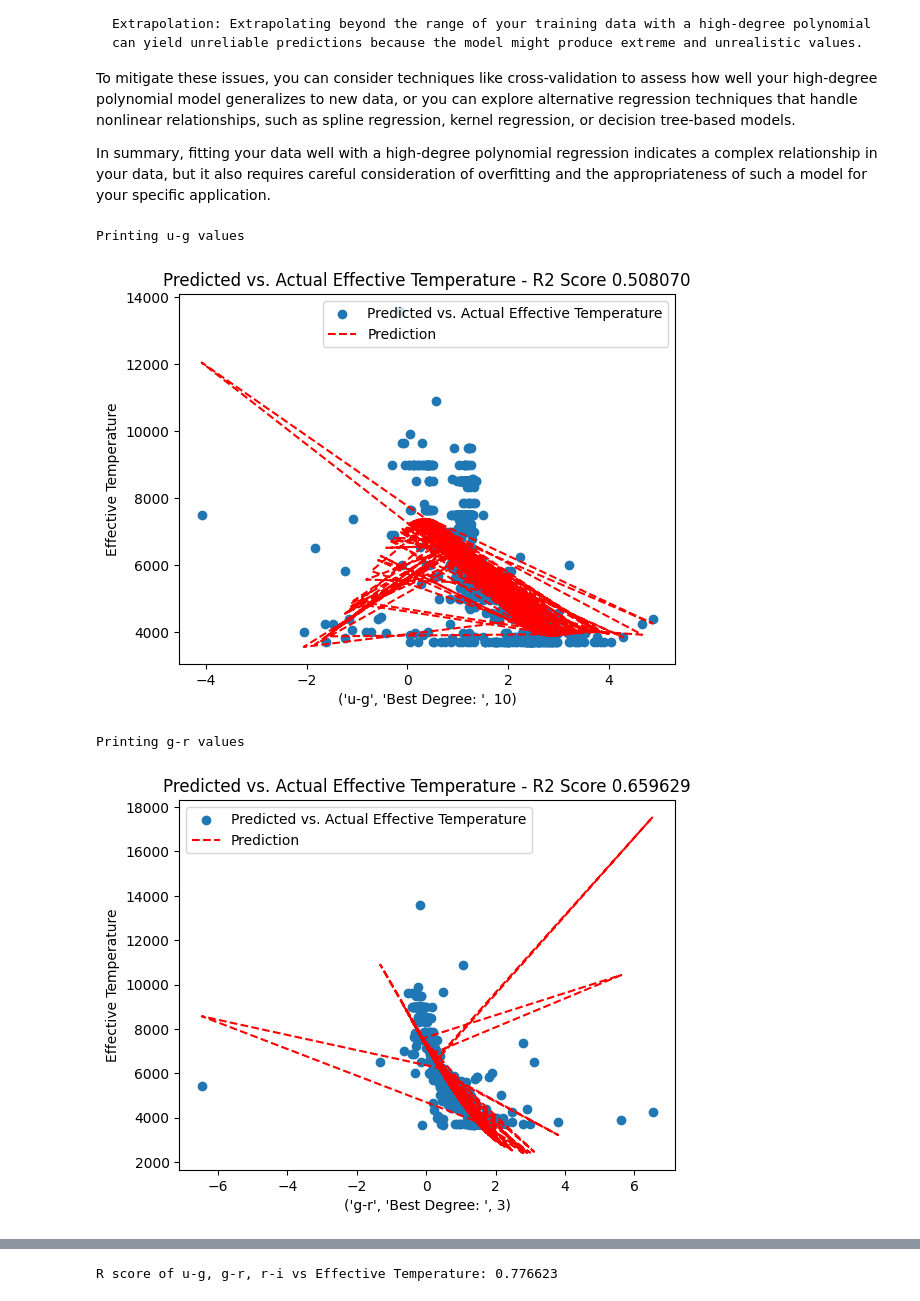
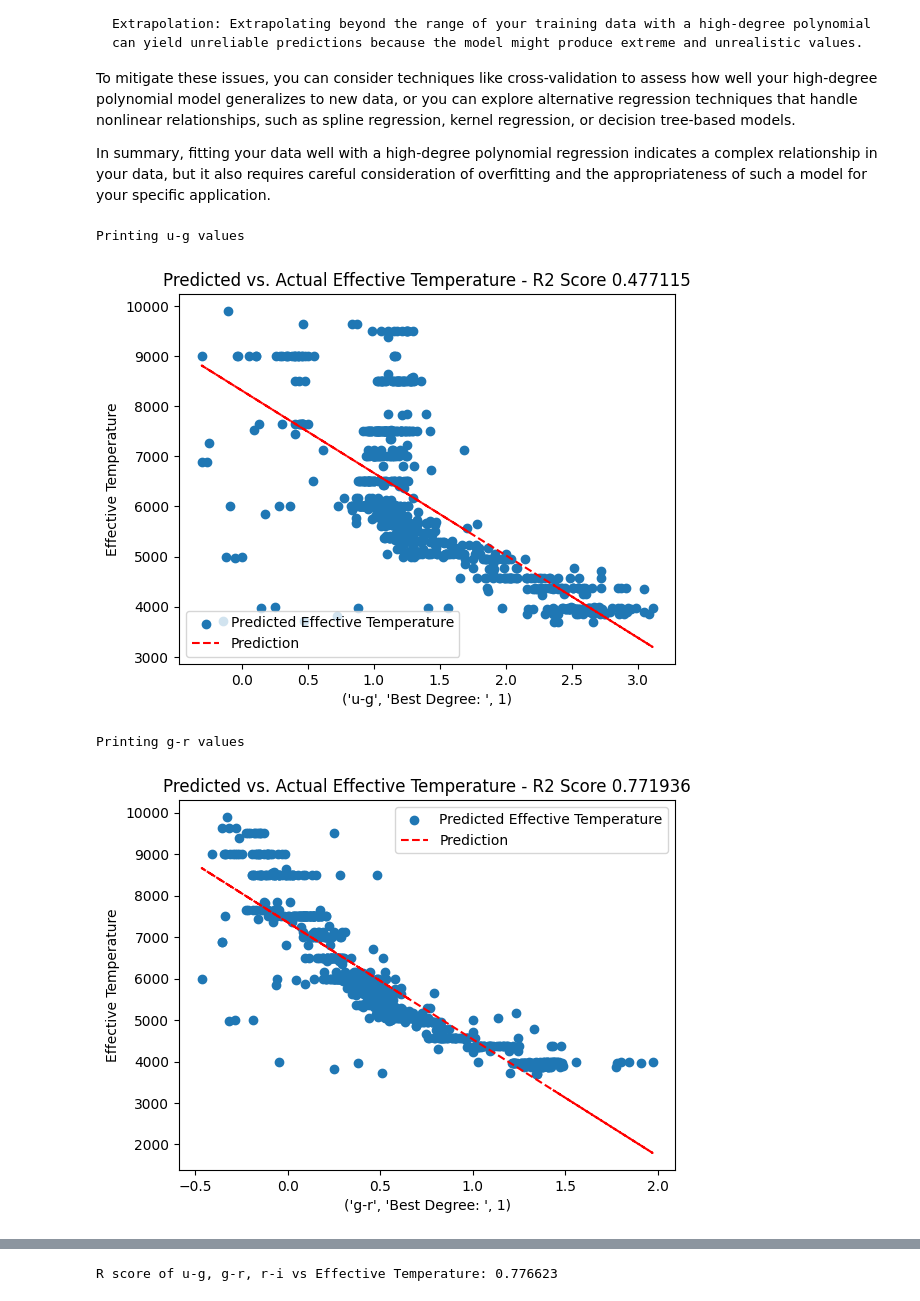
Before and after one commit to PhillipPhan1024/FRI-Feasibility-Study, a Jupyter notebook: Main.ipynb, the cells around one changed output, grey strips where cells are left out. Saved outputs shown, nothing was run; the diff lists cells and outputs as text; code cells hidden in the pictures.

```diff
--- a/Main.ipynb
+++ b/Main.ipynb
@@ -69,36 +165,36 @@ best_prediction = None
 best_degree = 0
 
 print("Printing u-g values")
-for i in range(1, 11):
+for i in range(1, 2):
     poly = PolynomialFeatures(degree=i)
 
     x_train_tf = poly.fit_transform(x_train_reshape)
     x_test_tf = poly.fit_transform(x_test_reshape)
 
     model = LinearRegression()
     model.fit(x_train_tf, y_train)
 
     predictions = model.predict(x_test_tf)
 
     r2 = r2_score(y_test, predictions)
 
     if r2 > best_score:
         best_score = r2
         best_prediction = predictions
         best_degree = i
 
 description = "u-g", "Best Degree: ", best_degree
 
-plt.scatter(x_test, y_test, label="Predicted vs. Actual Effective Temperature")
+plt.scatter(x_test, y_test, label="Predicted Effective Temperature")
 plt.plot(x_test, best_prediction, color='red', linestyle='--', label='Prediction')
 plt.xlabel(description)
 plt.ylabel('Effective Temperature')
 plt.title('Predicted vs. Actual Effective Temperature - R2 Score {:2f}'.format(best_score))
 plt.legend()
 plt.show()
 # %% [output]
 Printing u-g values
-[figure, old version]
+[figure, new version]
 # %%
 x_train, x_test, y_train, y_test = train_test_split(color_filters_df["g_r"], color_filters_df["temperature"], test_size=0.2, random_state=42)
 x_train_reshape = x_train.values.reshape(-1, 1)
@@ -109,7 +205,7 @@ best_prediction = None
 best_degree = 0
 
 print("Printing g-r values")
-for i in range(1, 11):
+for i in range(1, 2):
     poly = PolynomialFeatures(degree=i)
 
     x_train_tf = poly.fit_transform(x_train_reshape)
@@ -129,7 +225,7 @@ for i in range(1, 11):
 
 description = "g-r", "Best Degree: ", best_degree
 
-plt.scatter(x_test, y_test, label="Predicted vs. Actual Effective Temperature")
+plt.scatter(x_test, y_test, label="Predicted Effective Temperature")
 plt.plot(x_test, best_prediction, color='red', linestyle='--', label='Prediction')
 plt.xlabel(description)
 plt.ylabel('Effective Temperature')
@@ -138,7 +234,7 @@ plt.legend()
 plt.show()
 # %% [output]
 Printing g-r values
-[figure, old version]
+[figure, new version]
 # %%
 x_train, x_test, y_train, y_test = train_test_split(color_filters_df["r_i"], color_filters_df["temperature"], test_size=0.2, random_state=42)
 x_train_reshape = x_train.values.reshape(-1, 1)
```
Also changed, not shown: parts of 10 cells of this notebook.
